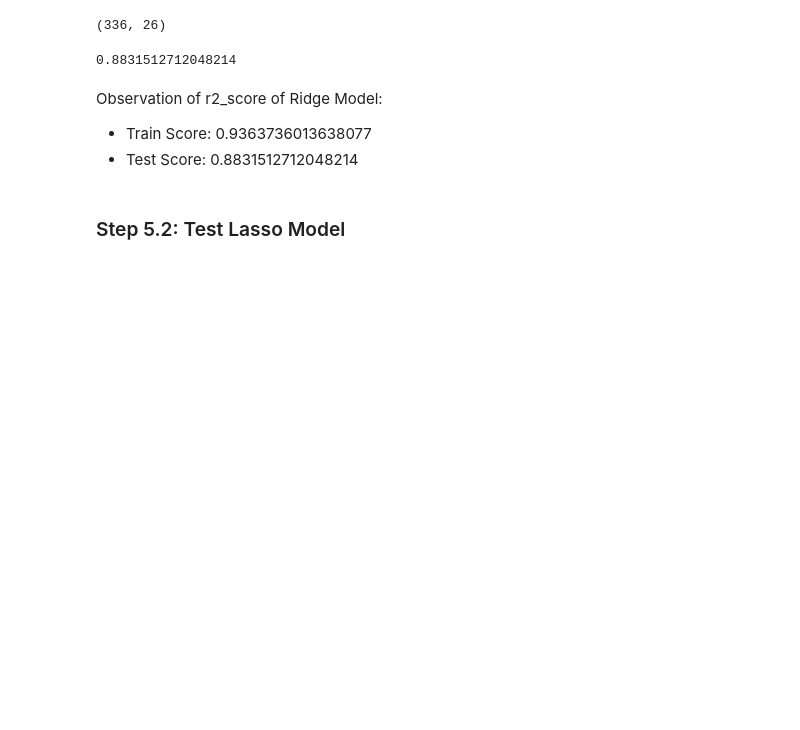
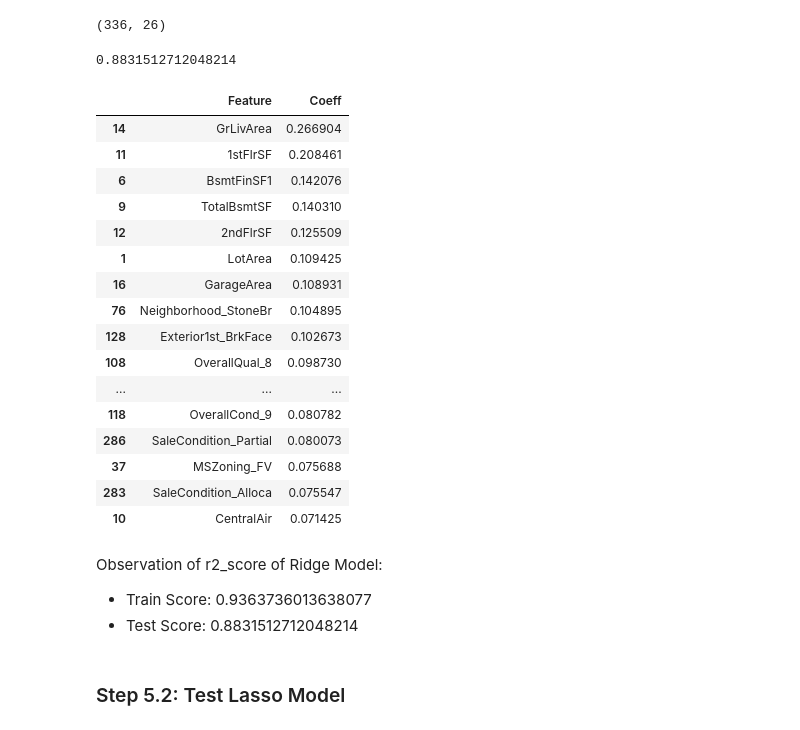
Before and after one commit to ranpariyachetan/advancedregression-assignment, a Jupyter notebook: House_Price_Assignment.ipynb, the cells around one changed output. Cells and saved outputs as stored; diff of their text form; code cells hidden in the pictures; blank space fills up the shorter version.

```diff
--- a/House_Price_Assignment.ipynb
+++ b/House_Price_Assignment.ipynb
@@ -811,6 +811,35 @@ y_test_pred = ridge.predict(X_test)
 print(r2_score(y_true=y_test, y_pred=y_test_pred))
 # %% [output]
 0.8831512712048214
+# %%
+col_names = X_train.columns.tolist()
+
+ridge_coeffs =  { 'Feature': [], 'Coeff' : []}
+for i in range(len(col_names)):
+    if(ridge.coef_[i] != 0):
+        ridge_coeffs['Feature'].append(col_names[i])
+        ridge_coeffs['Coeff'].append(ridge.coef_[i])
+
+ridge_coeffs = pd.DataFrame(ridge_coeffs)
+ridge_coeffs.sort_values(by='Coeff', ascending=False)[:20]
+# %% [output]
+|  | Feature | Coeff |
+| 14 | GrLivArea | 0.266904 |
+| 11 | 1stFlrSF | 0.208461 |
+| 6 | BsmtFinSF1 | 0.142076 |
+| 9 | TotalBsmtSF | 0.140310 |
+| 12 | 2ndFlrSF | 0.125509 |
+| 1 | LotArea | 0.109425 |
+| 16 | GarageArea | 0.108931 |
+| 76 | Neighborhood_StoneBr | 0.104895 |
+| 128 | Exterior1st_BrkFace | 0.102673 |
+| 108 | OverallQual_8 | 0.098730 |
+| ... | ... | ... |
+| 118 | OverallCond_9 | 0.080782 |
+| 286 | SaleCondition_Partial | 0.080073 |
+| 37 | MSZoning_FV | 0.075688 |
+| 283 | SaleCondition_Alloca | 0.075547 |
+| 10 | CentralAir | 0.071425 |
 # %% [markdown]
 Observation of r2_score of Ridge Model:
 - Train Score: 0.9363736013638077
```
Also changed, not shown: parts of 5 cells of this notebook.
